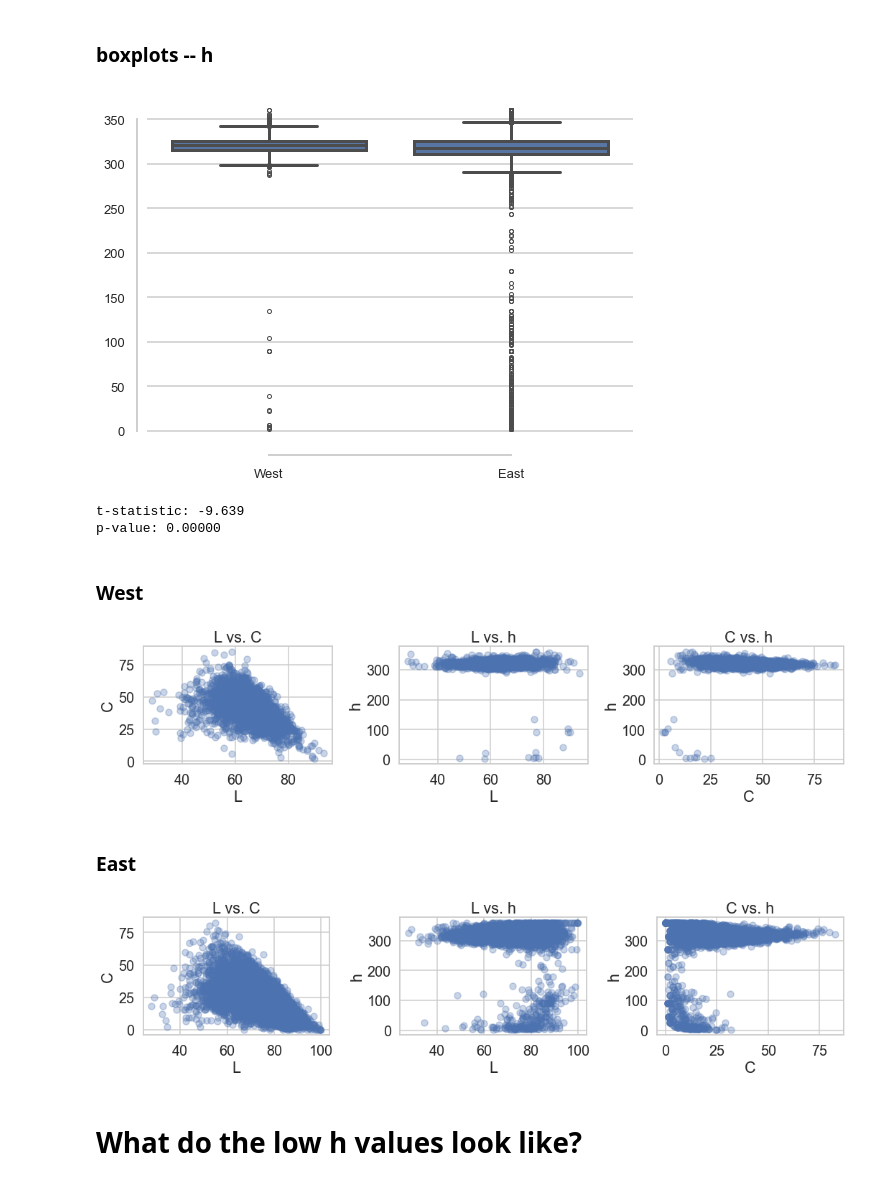
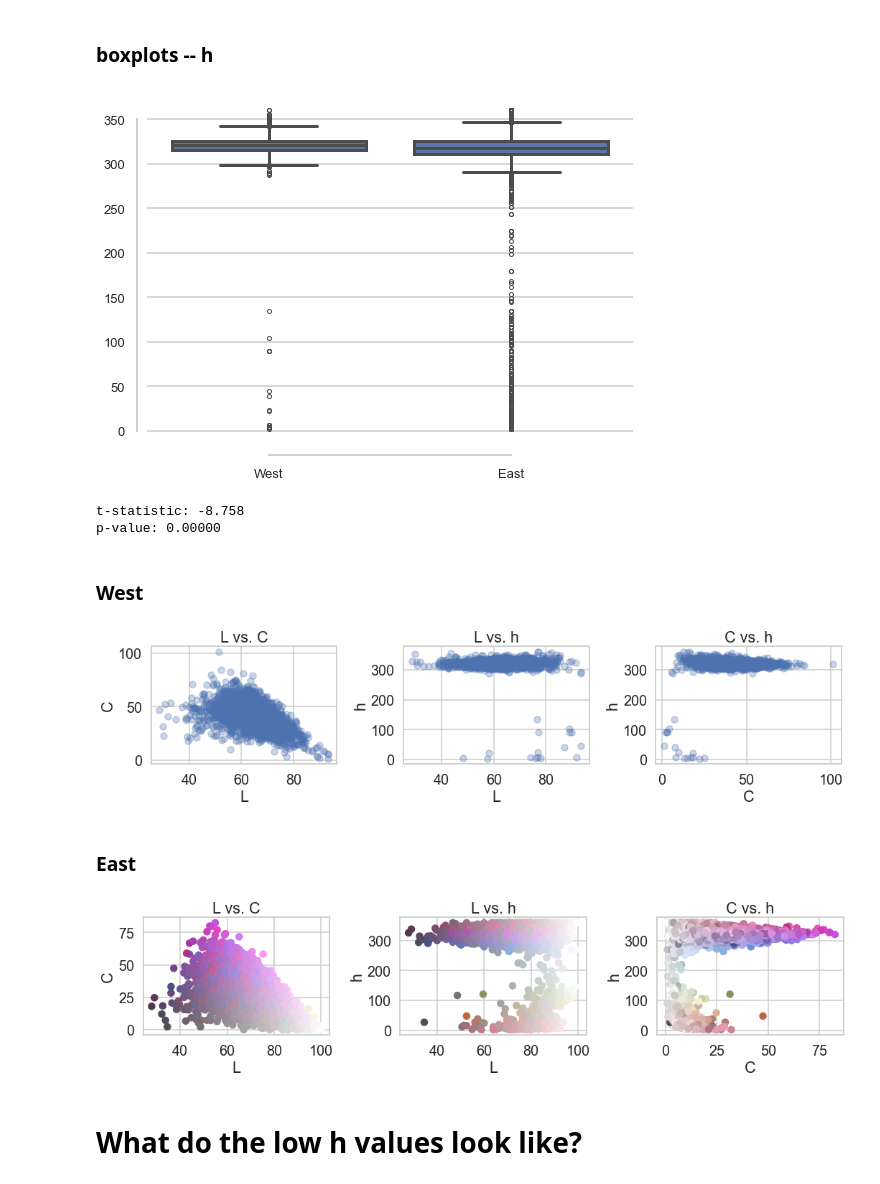
Before and after one commit to pmckenz1/monarda_fistulosa_color, a Jupyter notebook: notebooks_misc/cielab_lch_correlations.ipynb, the cells around one changed output. Drawn from its saved outputs; the diff is of its cells as text; code cells hidden in the pictures.

```diff
--- a/notebooks_misc/cielab_lch_correlations.ipynb
+++ b/notebooks_misc/cielab_lch_correlations.ipynb
@@ -37,8 +41,11 @@ color_df_reduced
 ### add separate component rows
 # %%
 L = [(int(i.strip('()').split(', ')[0])) for i in color_df_reduced.lab]
+L = (np.array(L) / 255.0) * 100.0
 color_df_reduced['L'] = L
 a = [(int(i.strip('()').split(', ')[1])) for i in color_df_reduced.lab]
+a = np.array(a) - 128.0
 color_df_reduced['a'] = a
 b = [(int(i.strip('()').split(', ')[2])) for i in color_df_reduced.lab]
+b = np.array(b) - 128.0
 color_df_reduced['b'] = b
@@ -179,11 +173,7 @@ plt.show()
 # %%
 lab_raw = color_df_reduced[["L", "a", "b"]].to_numpy().astype(float)
 
-# as always, gotta fix the opencv 0-255 values to match actual lab
-L = (lab_raw[:, 0] / 255.0) * 100.0
-a = lab_raw[:, 1] - 128.0
-b = lab_raw[:, 2] - 128.0
-lab_true = np.column_stack([L, a, b])
+lab_true = lab_raw.copy()
 
 lch_arr = np.empty_like(lab_true)
 for i, (L_, a_, b_) in enumerate(lab_true):
@@ -367,18 +370,14 @@ print(f"t-statistic: {t_stat:.3f}")
 print(f"p-value: {p_value:.5f}")
 # %% [output]
 [figure]
-t-statistic: -9.639
+t-statistic: -8.758
 p-value: 0.00000
 # %% [markdown]
 ### West
 # %%
 lab_raw = west_df[["L", "a", "b"]].to_numpy().astype(float)
 
-# as always, gotta fix the opencv 0-255 values to match actual lab
-L = (lab_raw[:, 0] / 255.0) * 100.0
-a = lab_raw[:, 1] - 128.0
-b = lab_raw[:, 2] - 128.0
-lab_true = np.column_stack([L, a, b])
+lab_true = lab_raw.copy()
 
 lch_arr = np.empty_like(lab_true)
 for i, (L_, a_, b_) in enumerate(lab_true):
@@ -403,17 +402,13 @@ axes[2].set_xlabel('C'); axes[2].set_ylabel('h'); axes[2].set_title('C vs. h')
 
 plt.show()
 # %% [output]
-[figure, old version]
+[figure, new version]
 # %% [markdown]
 ### East
 # %%
 lab_raw = east_df[["L", "a", "b"]].to_numpy().astype(float)
 
-# as always, gotta fix the opencv 0-255 values to match actual lab
-L = (lab_raw[:, 0] / 255.0) * 100.0
-a = lab_raw[:, 1] - 128.0
-b = lab_raw[:, 2] - 128.0
-lab_true = np.column_stack([L, a, b])
+lab_true = lab_raw.copy()
 
 lch_arr = np.empty_like(lab_true)
 for i, (L_, a_, b_) in enumerate(lab_true):
@@ -425,20 +420,20 @@ for i, (L_, a_, b_) in enumerate(lab_true):
 # %%
 L, C, h = lch_arr.T
 
 fig, axes = plt.subplots(1, 3, figsize=(15, 4), tight_layout=True)
 
-axes[0].scatter(L, C, alpha=0.3)
+axes[0].scatter(L, C, alpha=1,c=east_df.hex)
 axes[0].set_xlabel('L'); axes[0].set_ylabel('C'); axes[0].set_title('L vs. C')
 
-axes[1].scatter(L, h, alpha=0.3)
+axes[1].scatter(L, h, alpha=1,c=east_df.hex)
 axes[1].set_xlabel('L'); axes[1].set_ylabel('h'); axes[1].set_title('L vs. h')
 
-axes[2].scatter(C, h, alpha=0.3)
+axes[2].scatter(C, h, alpha=1,c=east_df.hex)
 axes[2].set_xlabel('C'); axes[2].set_ylabel('h'); axes[2].set_title('C vs. h')
 
 plt.show()
 # %% [output]
-[figure, old version]
+[figure, new version]
 # %% [markdown]
 # What do the low h values look like?
 # %%
```
Also changed, not shown: parts of 20 cells of this notebook, 7 other files.
